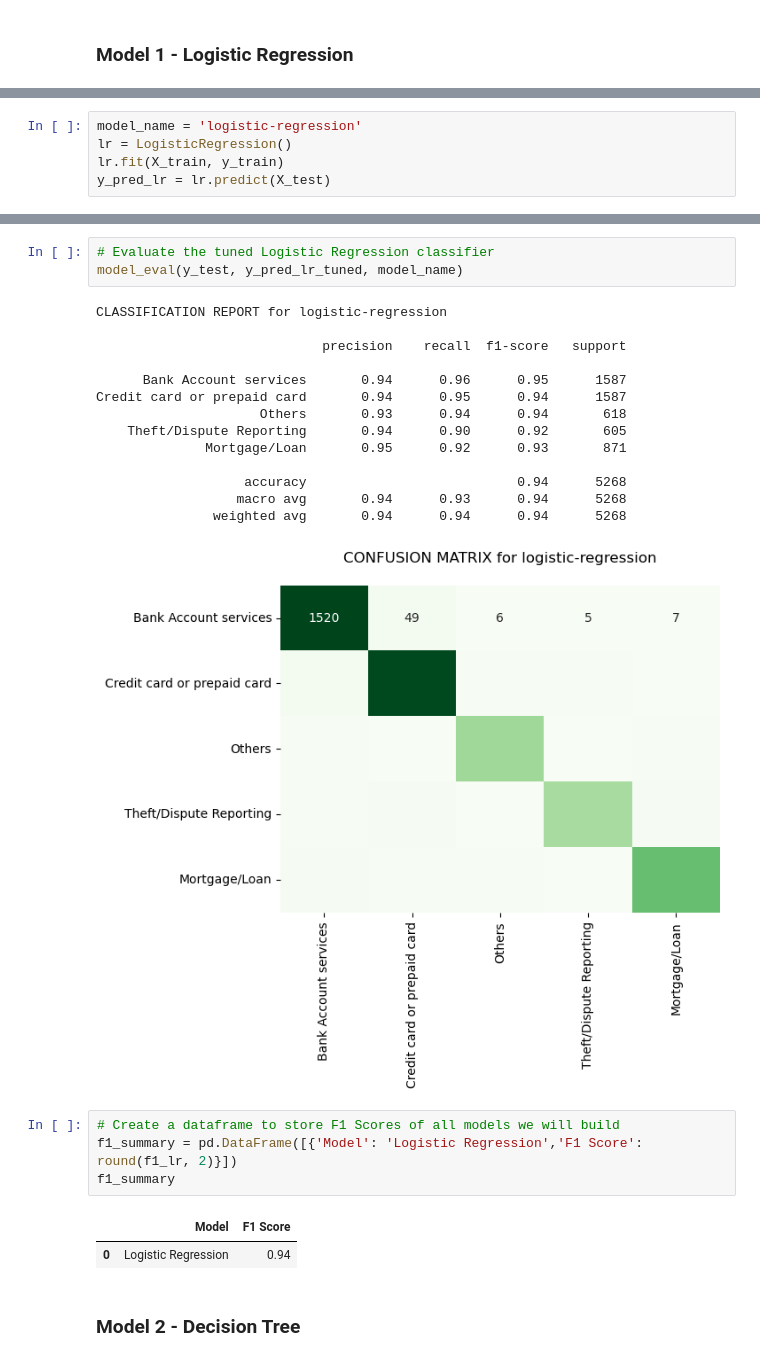
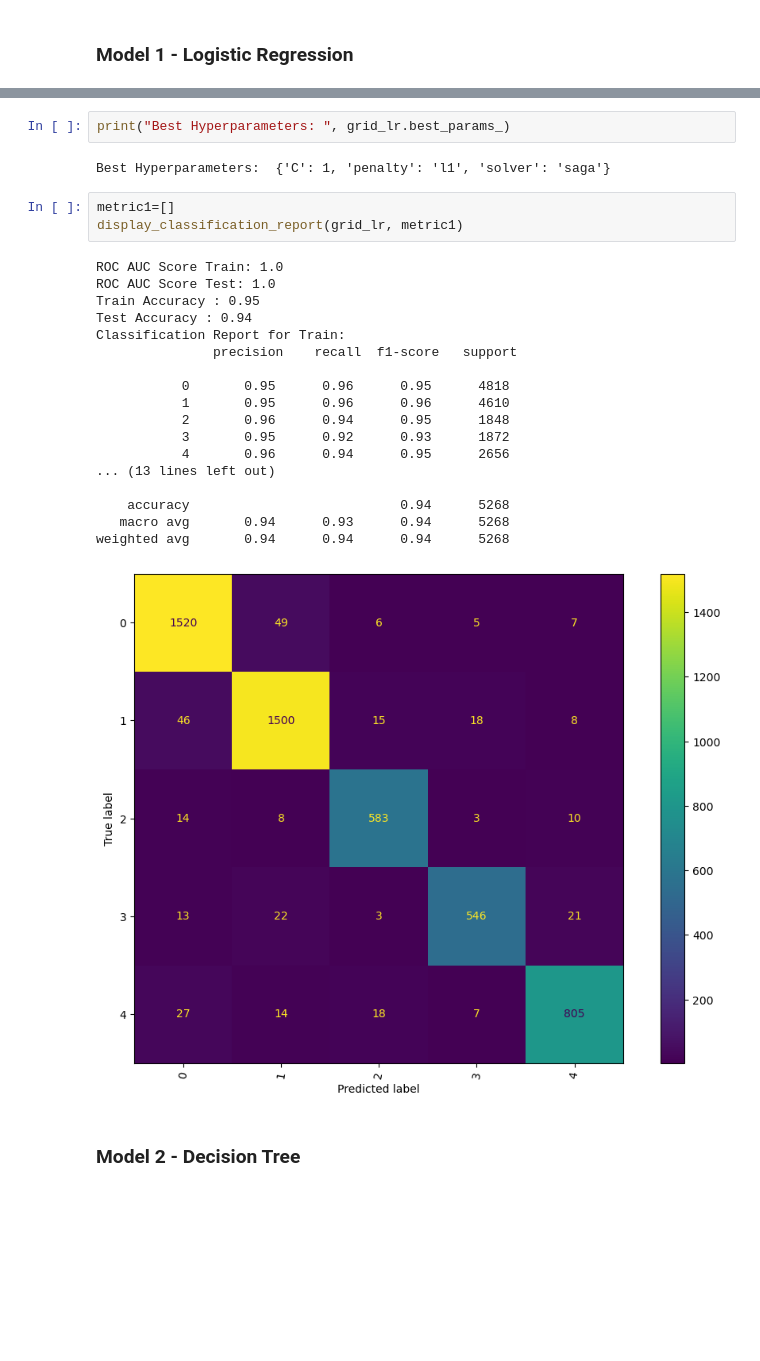
Before and after one commit to SanjayaKumarSahoo/automatic-ticket-classification, a Jupyter notebook: Automatic_Ticket_Classification_Assignment.ipynb, the cells around one changed output, grey strips where cells are left out. Saved outputs shown, nothing was run; the diff lists cells and outputs as text; blank space fills up the shorter version.

```diff
--- a/Automatic_Ticket_Classification_Assignment.ipynb
+++ b/Automatic_Ticket_Classification_Assignment.ipynb
@@ -752,5 +799,0 @@ from sklearn.metrics import confusion_matrix, f1_score, classification_report
-# %%
-model_name = 'logistic-regression'
-lr = LogisticRegression()
-lr.fit(X_train, y_train)
-y_pred_lr = lr.predict(X_test)
@@ -812,28 +842,29 @@ f1_lr
-# %%
-# Evaluate the tuned Logistic Regression classifier
-model_eval(y_test, y_pred_lr_tuned, model_name)
-# %% [output]
-CLASSIFICATION REPORT for logistic-regression
-
-                             precision    recall  f1-score   support
-
-      Bank Account services       0.94      0.96      0.95      1587
-Credit card or prepaid card       0.94      0.95      0.94      1587
-                     Others       0.93      0.94      0.94       618
-    Theft/Dispute Reporting       0.94      0.90      0.92       605
-              Mortgage/Loan       0.95      0.92      0.93       871
-
-                   accuracy                           0.94      5268
-                  macro avg       0.94      0.93      0.94      5268
-               weighted avg       0.94      0.94      0.94      5268
-[figure, removed]
-# %%
-# Create a dataframe to store F1 Scores of all models we will build
-f1_summary = pd.DataFrame([{'Model': 'Logistic Regression','F1 Score': round(f1_lr, 2)}])
-f1_summary
-# %% [output]
-|  | Model | F1 Score |
-| 0 | Logistic Regression | 0.94 |
+# %%
+print("Best Hyperparameters: ", grid_lr.best_params_)
+# %% [output]
+Best Hyperparameters:  {'C': 1, 'penalty': 'l1', 'solver': 'saga'}
+# %%
+metric1=[]
+display_classification_report(grid_lr, metric1)
+# %% [output]
+ROC AUC Score Train: 1.0
+ROC AUC Score Test: 1.0
+Train Accuracy : 0.95
+Test Accuracy : 0.94
+Classification Report for Train:
+               precision    recall  f1-score   support
+
+           0       0.95      0.96      0.95      4818
+           1       0.95      0.96      0.96      4610
+           2       0.96      0.94      0.95      1848
+           3       0.95      0.92      0.93      1872
+           4       0.96      0.94      0.95      2656
+... (13 lines left out)
+
+    accuracy                           0.94      5268
+   macro avg       0.94      0.93      0.94      5268
+weighted avg       0.94      0.94      0.94      5268
+[figure, added]
 # %% [markdown]
 ### Model 2 - Decision Tree
 # %%
```
Also changed, not shown: parts of 37 cells of this notebook.
